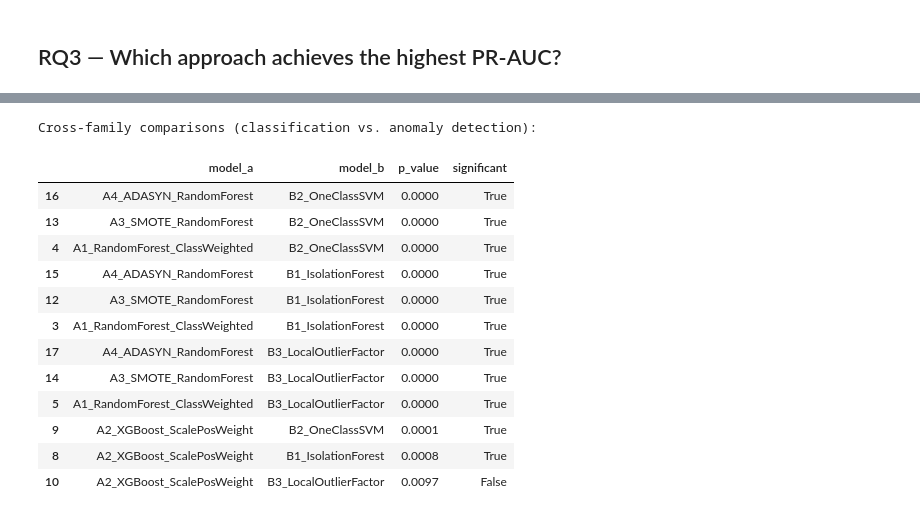
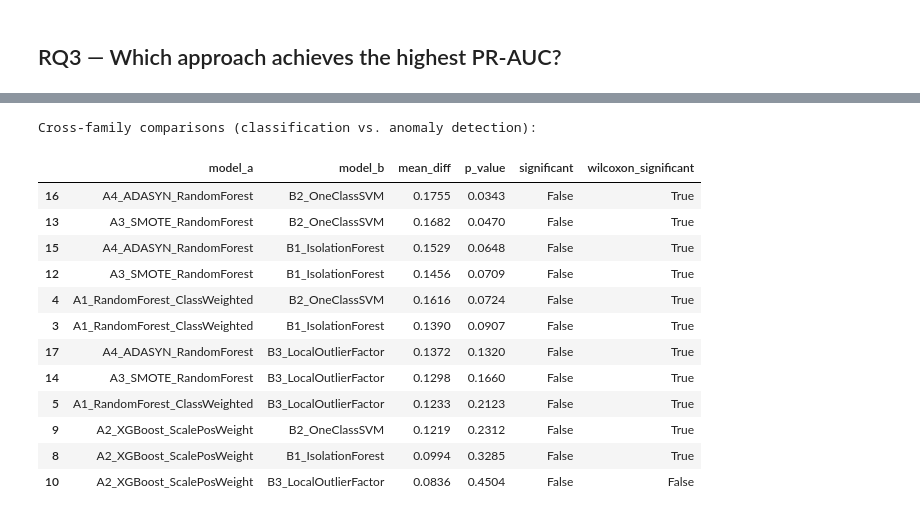
Before and after one commit to kbserrano/graduate-risk-analytics, a Jupyter notebook: notebooks/05_evaluation.ipynb, the cells around one changed output, grey strips where cells are left out. Saved outputs shown, nothing was run; the diff lists cells and outputs as text; code cells hidden in the pictures.

```diff
--- a/notebooks/05_evaluation.ipynb
+++ b/notebooks/05_evaluation.ipynb
@@ -22,6 +22,20 @@ import pickle
 import pandas as pd
 import matplotlib.pyplot as plt
 from IPython.display import display
+from sklearn.model_selection import train_test_split
 
-from src.evaluation import friedman_test, pairwise_wilcoxon
+from src.evaluation import (
+    friedman_test, pairwise_wilcoxon, pairwise_corrected_ttest,
+    cv_split_sizes, N_SPLITS
+)
 from src.reporting import TABLES_DIR, save_figure, save_table, save_json
+
+# CV in 03/04 runs on the 80% training split, so the corrected tests
+# need that split's per-fold train/test sizes.
+TEST_SIZE = 0.2
+RANDOM_STATE = 42
+df = pd.read_csv(PROJECT_ROOT / "data" / "processed" / "tracer_study_processed.csv")
+train_df, _ = train_test_split(df, test_size=TEST_SIZE, random_state=RANDOM_STATE,
+                               stratify=df["employment_status"])
+N_TRAIN, N_TEST = cv_split_sizes(len(train_df), N_SPLITS)
+print(f"CV on {len(train_df)} rows: n_train={N_TRAIN:.0f}, n_test={N_TEST:.0f} per fold")
@@ -85,5 +107,12 @@ Friedman test (all models):
 # %%
+# Primary: Nadeau-Bengio corrected resampled t-test.
+corrected_results = pairwise_corrected_ttest(
+    all_scores, N_TRAIN, N_TEST, alpha=0.05, correction="bonferroni"
+)
+display(corrected_results.round(4))
+save_table(corrected_results, "pairwise_corrected_ttest", index=False)
+
+# Sensitivity check only — treats folds as independent, so optimistic.
 wilcoxon_results = pairwise_wilcoxon(all_scores, alpha=0.05, correction="bonferroni")
-display(wilcoxon_results.round(4))
 save_table(wilcoxon_results, "pairwise_wilcoxon", index=False);
 # %% [output]
@@ -115,31 +145,38 @@ mean scores happen to differ.
 # %%
 FAMILY_A = set(family_a_summary.index)
 FAMILY_B = set(family_b_summary.index)
 
 def which_family(model_name):
     return "A" if model_name in FAMILY_A else "B"
 
-wilcoxon_results["family_a"] = wilcoxon_results["model_a"].apply(which_family)
-wilcoxon_results["family_b"] = wilcoxon_results["model_b"].apply(which_family)
+wilcoxon_sig = {
+    (r.model_a, r.model_b): r.significant for r in wilcoxon_results.itertuples()
+}
 
-cross_family = wilcoxon_results[wilcoxon_results["family_a"] != wilcoxon_results["family_b"]]
+corrected_results["family_a"] = corrected_results["model_a"].apply(which_family)
+corrected_results["family_b"] = corrected_results["model_b"].apply(which_family)
+corrected_results["wilcoxon_significant"] = [
+    wilcoxon_sig[(a, b)] for a, b in zip(corrected_results["model_a"], corrected_results["model_b"])
+]
+
+cols = ["model_a", "model_b", "mean_diff", "p_value", "significant", "wilcoxon_significant"]
+cross_family = corrected_results[corrected_results["family_a"] != corrected_results["family_b"]]
 print("Cross-family comparisons (classification vs. anomaly detection):")
-display(cross_family[["model_a", "model_b", "p_value", "significant"]].round(4))
-save_table(cross_family[["model_a", "model_b", "p_value", "significant"]],
-           "cross_family_wilcoxon", index=False);
+display(cross_family[cols].round(4))
+save_table(cross_family[cols], "cross_family_tests", index=False);
 # %% [output]
 Cross-family comparisons (classification vs. anomaly detection):
-|  | model_a | model_b | p_value | significant |
-| 16 | A4_ADASYN_RandomForest | B2_OneClassSVM | 0.0000 | True |
-| 13 | A3_SMOTE_RandomForest | B2_OneClassSVM | 0.0000 | True |
-| 4 | A1_RandomForest_ClassWeighted | B2_OneClassSVM | 0.0000 | True |
-| 15 | A4_ADASYN_RandomForest | B1_IsolationForest | 0.0000 | True |
-| 12 | A3_SMOTE_RandomForest | B1_IsolationForest | 0.0000 | True |
-| 3 | A1_RandomForest_ClassWeighted | B1_IsolationForest | 0.0000 | True |
-| 17 | A4_ADASYN_RandomForest | B3_LocalOutlierFactor | 0.0000 | True |
-| 14 | A3_SMOTE_RandomForest | B3_LocalOutlierFactor | 0.0000 | True |
-| 5 | A1_RandomForest_ClassWeighted | B3_LocalOutlierFactor | 0.0000 | True |
-| 9 | A2_XGBoost_ScalePosWeight | B2_OneClassSVM | 0.0001 | True |
-| 8 | A2_XGBoost_ScalePosWeight | B1_IsolationForest | 0.0008 | True |
-| 10 | A2_XGBoost_ScalePosWeight | B3_LocalOutlierFactor | 0.0097 | False |
+|  | model_a | model_b | mean_diff | p_value | significant | wilcoxon_significant |
+| 16 | A4_ADASYN_RandomForest | B2_OneClassSVM | 0.1755 | 0.0343 | False | True |
+| 13 | A3_SMOTE_RandomForest | B2_OneClassSVM | 0.1682 | 0.0470 | False | True |
+| 15 | A4_ADASYN_RandomForest | B1_IsolationForest | 0.1529 | 0.0648 | False | True |
+| 12 | A3_SMOTE_RandomForest | B1_IsolationForest | 0.1456 | 0.0709 | False | True |
+| 4 | A1_RandomForest_ClassWeighted | B2_OneClassSVM | 0.1616 | 0.0724 | False | True |
+| 3 | A1_RandomForest_ClassWeighted | B1_IsolationForest | 0.1390 | 0.0907 | False | True |
+| 17 | A4_ADASYN_RandomForest | B3_LocalOutlierFactor | 0.1372 | 0.1320 | False | True |
+| 14 | A3_SMOTE_RandomForest | B3_LocalOutlierFactor | 0.1298 | 0.1660 | False | True |
+| 5 | A1_RandomForest_ClassWeighted | B3_LocalOutlierFactor | 0.1233 | 0.2123 | False | True |
+| 9 | A2_XGBoost_ScalePosWeight | B2_OneClassSVM | 0.1219 | 0.2312 | False | True |
+| 8 | A2_XGBoost_ScalePosWeight | B1_IsolationForest | 0.0994 | 0.3285 | False | True |
+| 10 | A2_XGBoost_ScalePosWeight | B3_LocalOutlierFactor | 0.0836 | 0.4504 | False | False |
 # %% [markdown]
```
Also changed, not shown: parts of 9 cells of this notebook, 15 other files.
